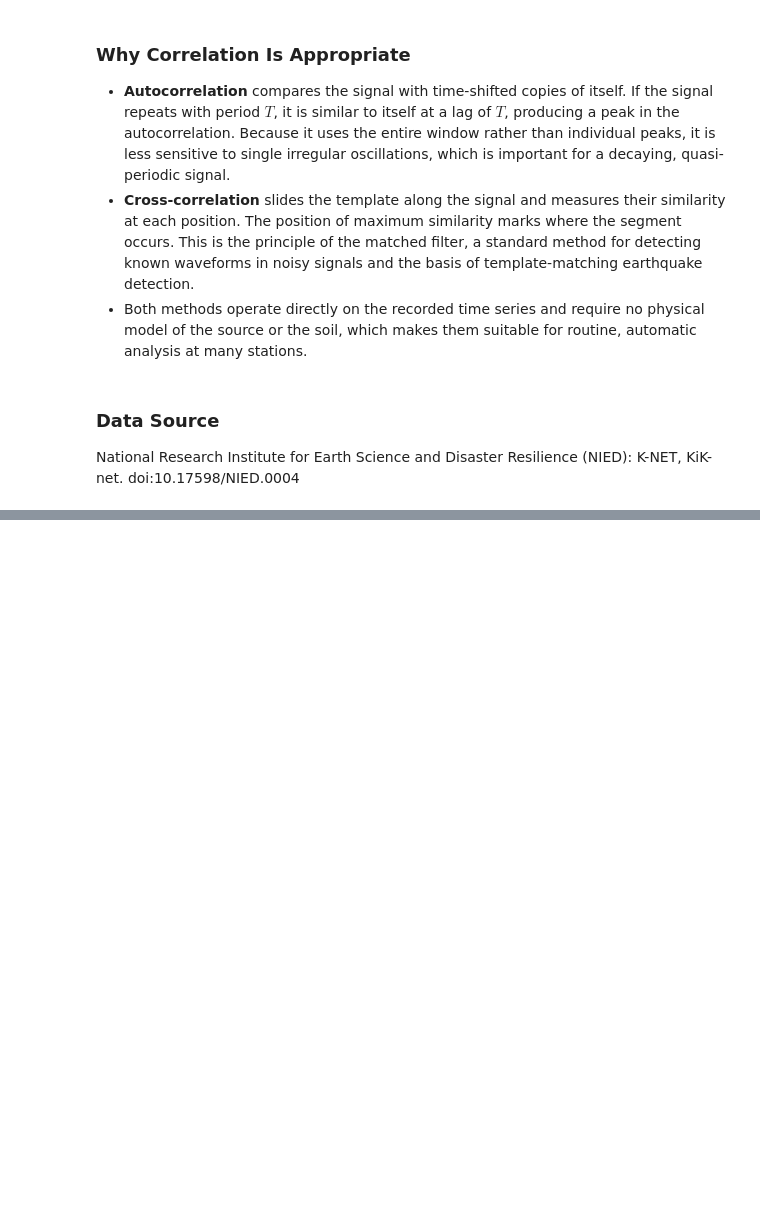
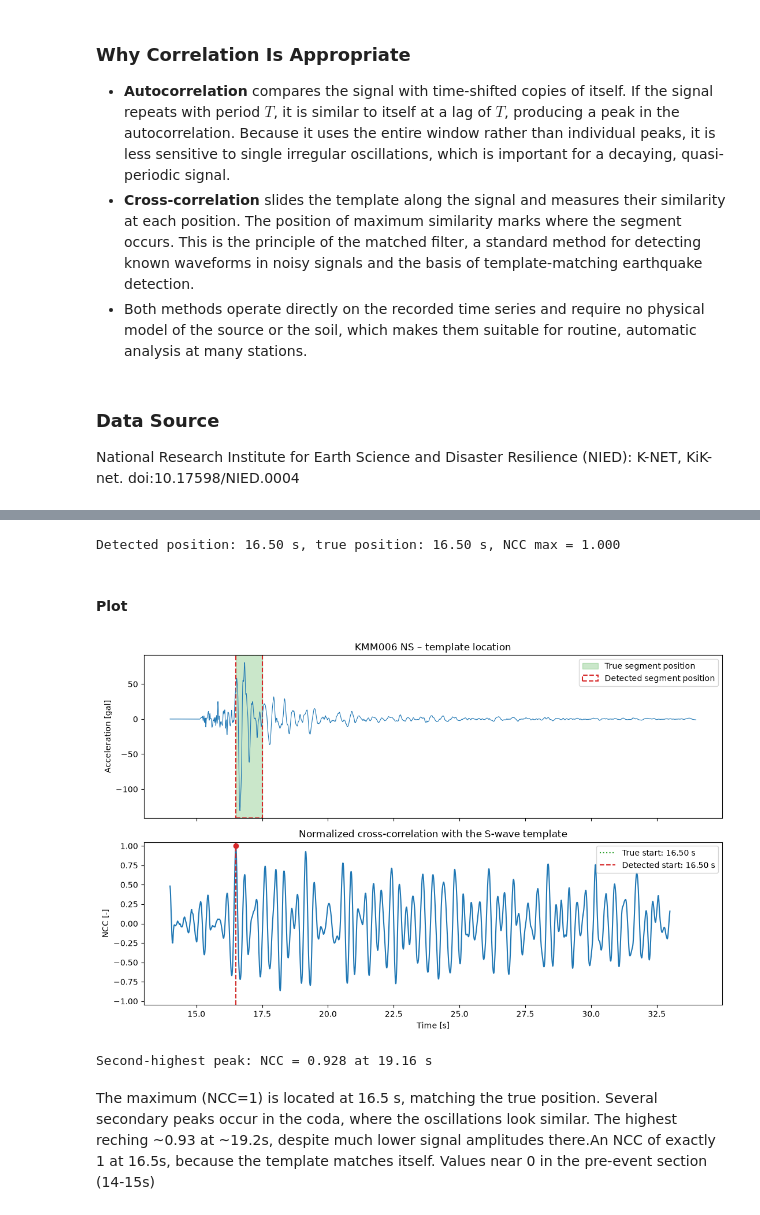
Before and after one commit to mischhart-bsc/gbsv_mc1, a Jupyter notebook: 02_correlation.ipynb, the cells around one changed output, grey strips where cells are left out. Saved outputs shown, nothing was run; the diff lists cells and outputs as text; code cells hidden in the pictures; blank space fills up the shorter version.

```diff
--- a/02_correlation.ipynb
+++ b/02_correlation.ipynb
@@ -80,0 +201,61 @@ National Research Institute for Earth Science and Disaster Resilience (NIED): K-
+# %%
+def ncc(signal, template):
+    """Normalized cross-correlation: Pearson correlation at every position."""
+    n = len(template)
+    t = (template - template.mean()) / template.std()
+    out = np.empty(len(signal) - n + 1)
+    for k in range(len(out)):
+        seg = signal[k:k + n]
+        std = seg.std()
+        out[k] = 0.0 if std == 0 else np.sum((seg - seg.mean()) / std * t) / n
+    return out
+
+
+window = cut(*WINDOW)
+template = cut(*TEMPLATE)
+c = ncc(window, template)
+t_pos = WINDOW[0] + np.arange(len(c)) / fs     # start time of each template position
+
+k_best = np.argmax(c)
+t_detected = t_pos[k_best]
+t_true = TEMPLATE[0]
+print(f"Detected position: {t_detected:.2f} s, true position: {t_true:.2f} s, "
+      f"NCC max = {c[k_best]:.3f}")
+# %% [output]
+Detected position: 16.50 s, true position: 16.50 s, NCC max = 1.000
+# %% [markdown]
+#### Plot
+# %%
+t_window = WINDOW[0] + np.arange(len(window)) / fs
+dur = TEMPLATE[1] - TEMPLATE[0]
+
+fig, (ax1, ax2) = plt.subplots(2, 1, figsize=(11, 7), sharex=True)
+
+ax1.plot(t_window, window, color="tab:blue", lw=0.8)
+ax1.axvspan(t_true, t_true + dur, color="tab:green", alpha=0.25, label="True segment position")
+ax1.axvspan(t_detected, t_detected + dur, fill=False, edgecolor="tab:red", ls="--", lw=1.5,
+            label="Detected segment position")
+ax1.set(ylabel="Acceleration [gal]", title="KMM006 NS – template location")
+ax1.legend(loc="upper right")
+
+ax2.plot(t_pos, c, color="tab:blue")
+ax2.axvline(t_true, color="tab:green", ls=":", label=f"True start: {t_true:.2f} s")
+ax2.axvline(t_detected, color="tab:red", ls="--", label=f"Detected start: {t_detected:.2f} s")
+ax2.plot(t_detected, c[k_best], "o", color="tab:red")
+ax2.set(xlabel="Time [s]", ylabel="NCC [-]", ylim=(-1.05, 1.05),
+        title="Normalized cross-correlation with the S-wave template")
+ax2.legend(loc="upper right")
+
+plt.tight_layout()
+plt.show()
+# %% [output]
+[figure, added]
+# %%
+peaks, _ = find_peaks(c)
+outside = peaks[np.abs(t_pos[peaks] - t_detected) > (TEMPLATE[1] - TEMPLATE[0])]
+k_second = outside[np.argmax(c[outside])]
+print(f"Second-highest peak: NCC = {c[k_second]:.3f} at {t_pos[k_second]:.2f} s")
+# %% [output]
+Second-highest peak: NCC = 0.928 at 19.16 s
+# %% [markdown]
+The maximum (NCC=1) is located at 16.5 s, matching the true position. Several secondary peaks occur in the coda, where the oscillations look similar. The highest reching ~0.93 at ~19.2s, despite much lower signal amplitudes there.An NCC of exactly 1 at 16.5s, because the template matches itself. Values near 0 in the pre-event section (14-15s)
```
Also changed, not shown: parts of 30 cells of this notebook, 1 other file.
